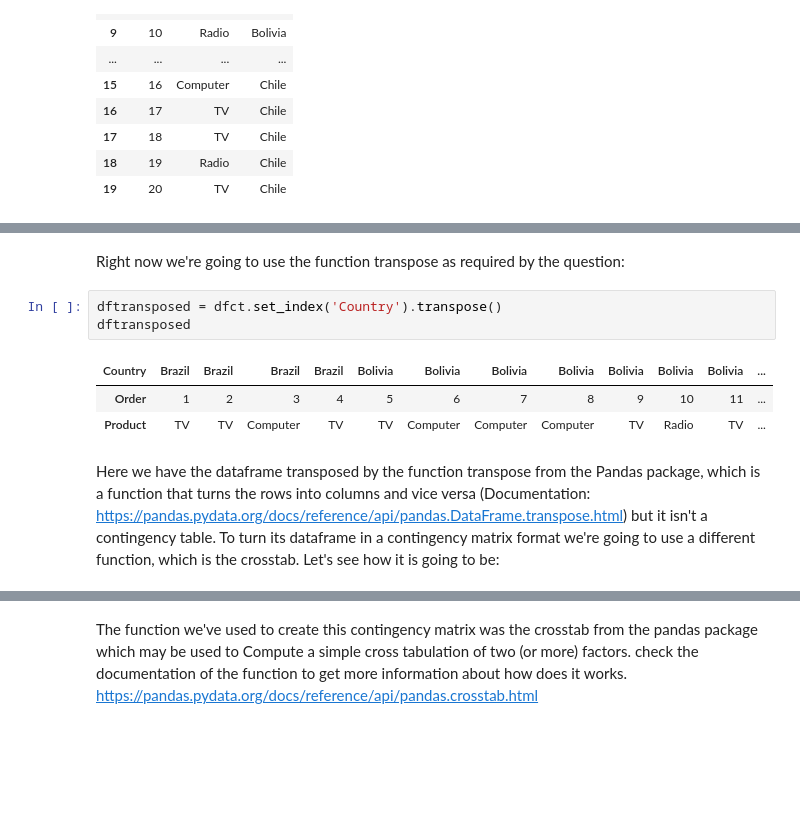
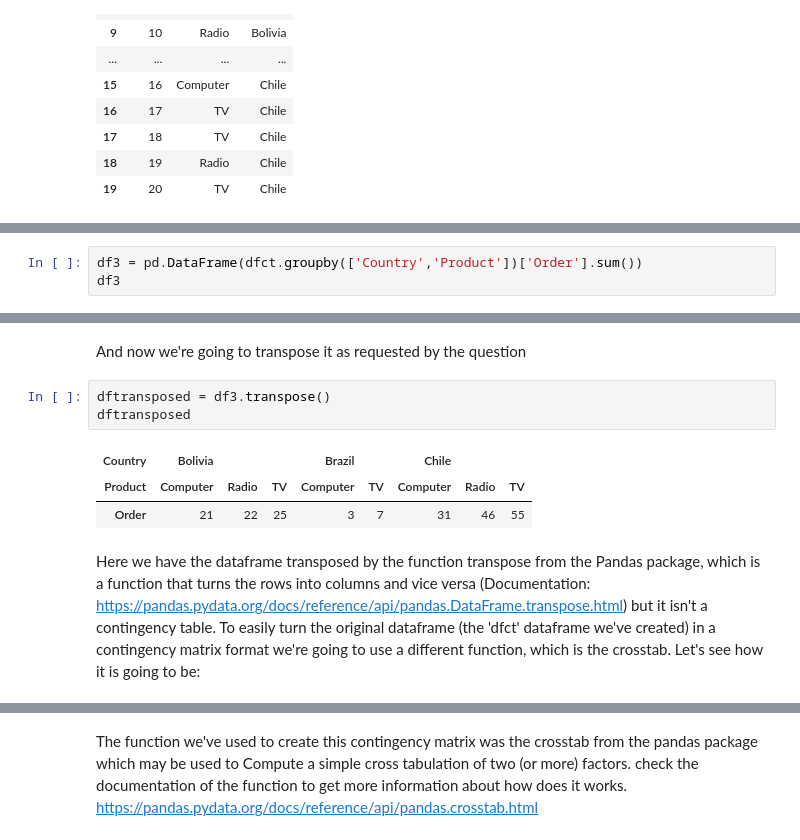
Before and after one commit to Viniciusfcfranca/Atividades-datascience, a Jupyter notebook: Atv. 1 .ipynb, the cells around one changed output, grey strips where cells are left out. Cells and saved outputs as stored; diff of their text form; blank space fills up the shorter version.

```diff
--- a/Atv. 1 .ipynb
+++ b/Atv. 1 .ipynb
@@ -130,0 +135,3 @@ dfct
+# %%
+df3 = pd.DataFrame(dfct.groupby(['Country','Product'])['Order'].sum())
+df3
@@ -131,11 +149,11 @@ dfct
 # %% [markdown]
-Right now we're going to use the function transpose as required by the question:
+And now we're going to transpose it as requested by the question
 # %%
-dftransposed = dfct.set_index('Country').transpose()
+dftransposed = df3.transpose()
 dftransposed
 # %% [output]
-| Country | Brazil | Brazil | Brazil | Brazil | Bolivia | Bolivia | Bolivia | Bolivia | Bolivia | Bolivia | Bolivia | ... |
-| Order | 1 | 2 | 3 | 4 | 5 | 6 | 7 | 8 | 9 | 10 | 11 | ... |
-| Product | TV | TV | Computer | TV | TV | Computer | Computer | Computer | TV | Radio | TV | ... |
+| Country | Bolivia |  |  | Brazil |  | Chile |  |  |
+| Product | Computer | Radio | TV | Computer | TV | Computer | Radio | TV |
+| Order | 21 | 22 | 25 | 3 | 7 | 31 | 46 | 55 |
 # %% [markdown]
-Here we have the dataframe transposed by the function transpose from the Pandas package, which is a function that turns the rows into columns and vice versa (Documentation: https://pandas.pydata.org/docs/reference/api/pandas.DataFrame.transpose.html) but it isn't a contingency table. To turn its dataframe in a contingency matrix format we're going to use a different function, which is the crosstab. Let's see how it is going to be:
+Here we have the dataframe transposed by the function transpose from the Pandas package, which is a function that turns the rows into columns and vice versa (Documentation: https://pandas.pydata.org/docs/reference/api/pandas.DataFrame.transpose.html) but it isn't a contingency table. To easily turn the original dataframe (the 'dfct' dataframe we've created) in a contingency matrix format we're going to use a different function, which is the crosstab. Let's see how it is going to be:
```
Also changed, not shown: parts of 7 cells of this notebook.
